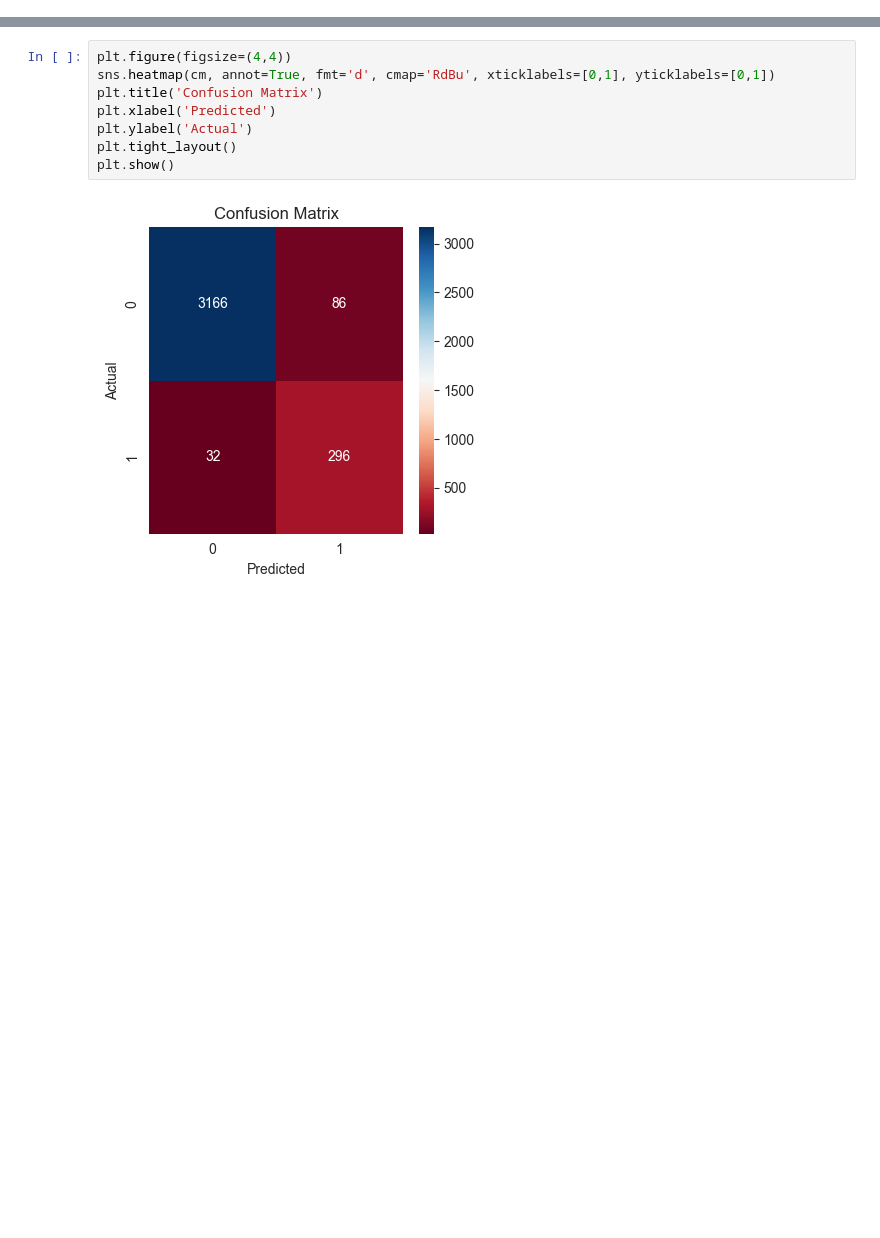
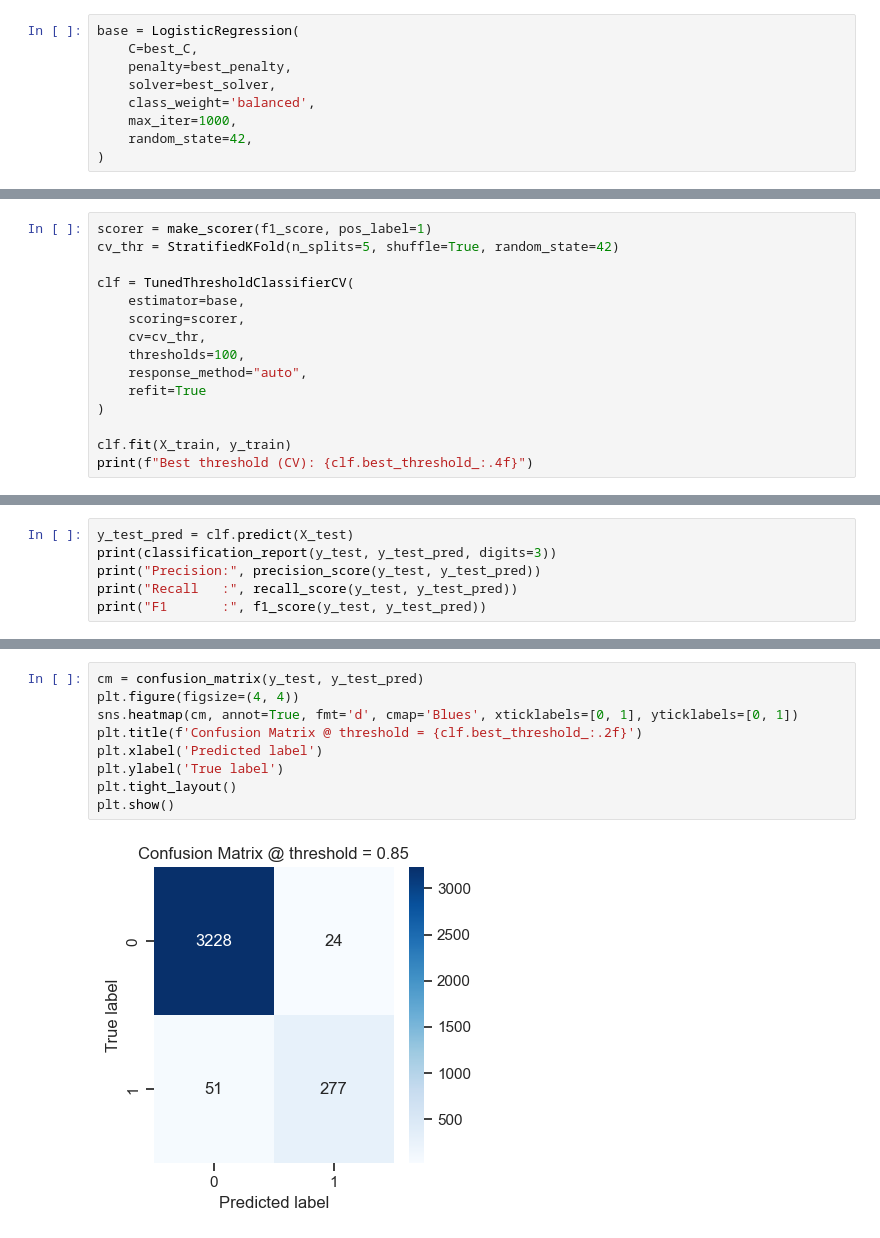
Before and after one commit to joaomarcosmb/pulsars-classification, a Jupyter notebook: notebooks/2.0.0-model-training.ipynb, the cells around one changed output, grey strips where cells are left out. Saved outputs shown, nothing was run; the diff lists cells and outputs as text; blank space fills up the shorter version.

Commit message:
Improve model training with hyperparameter tuning and threshold selection

```diff
--- a/notebooks/2.0.0-model-training.ipynb
+++ b/notebooks/2.0.0-model-training.ipynb
@@ -47,0 +76,9 @@ ROC AUC: 0.9651809018090182
+# %%
+base = LogisticRegression(
+    C=best_C,
+    penalty=best_penalty,
+    solver=best_solver,
+    class_weight='balanced',
+    max_iter=1000,
+    random_state=42,
+)
@@ -47,0 +87,15 @@ ROC AUC: 0.9651809018090182
+# %%
+scorer = make_scorer(f1_score, pos_label=1)
+cv_thr = StratifiedKFold(n_splits=5, shuffle=True, random_state=42)
+
+clf = TunedThresholdClassifierCV(
+    estimator=base,
+    scoring=scorer,
+    cv=cv_thr,
+    thresholds=100,
+    response_method="auto",
+    refit=True
+)
+
+clf.fit(X_train, y_train)
+print(f"Best threshold (CV): {clf.best_threshold_:.4f}")
@@ -47,0 +106,6 @@ ROC AUC: 0.9651809018090182
+# %%
+y_test_pred = clf.predict(X_test)
+print(classification_report(y_test, y_test_pred, digits=3))
+print("Precision:", precision_score(y_test, y_test_pred))
+print("Recall   :", recall_score(y_test, y_test_pred))
+print("F1       :", f1_score(y_test, y_test_pred))
@@ -48,11 +125,12 @@ ROC AUC: 0.9651809018090182
 # %%
-plt.figure(figsize=(4,4))
-sns.heatmap(cm, annot=True, fmt='d', cmap='RdBu', xticklabels=[0,1], yticklabels=[0,1])
-plt.title('Confusion Matrix')
-plt.xlabel('Predicted')
-plt.ylabel('Actual')
+cm = confusion_matrix(y_test, y_test_pred)
+plt.figure(figsize=(4, 4))
+sns.heatmap(cm, annot=True, fmt='d', cmap='Blues', xticklabels=[0, 1], yticklabels=[0, 1])
+plt.title(f'Confusion Matrix @ threshold = {clf.best_threshold_:.2f}')
+plt.xlabel('Predicted label')
+plt.ylabel('True label')
 plt.tight_layout()
 plt.show()
 # %% [output]
-[figure, old version]
+[figure, new version]
 # %%
```
Also changed, not shown: parts of 16 cells of this notebook, 2 other files.
